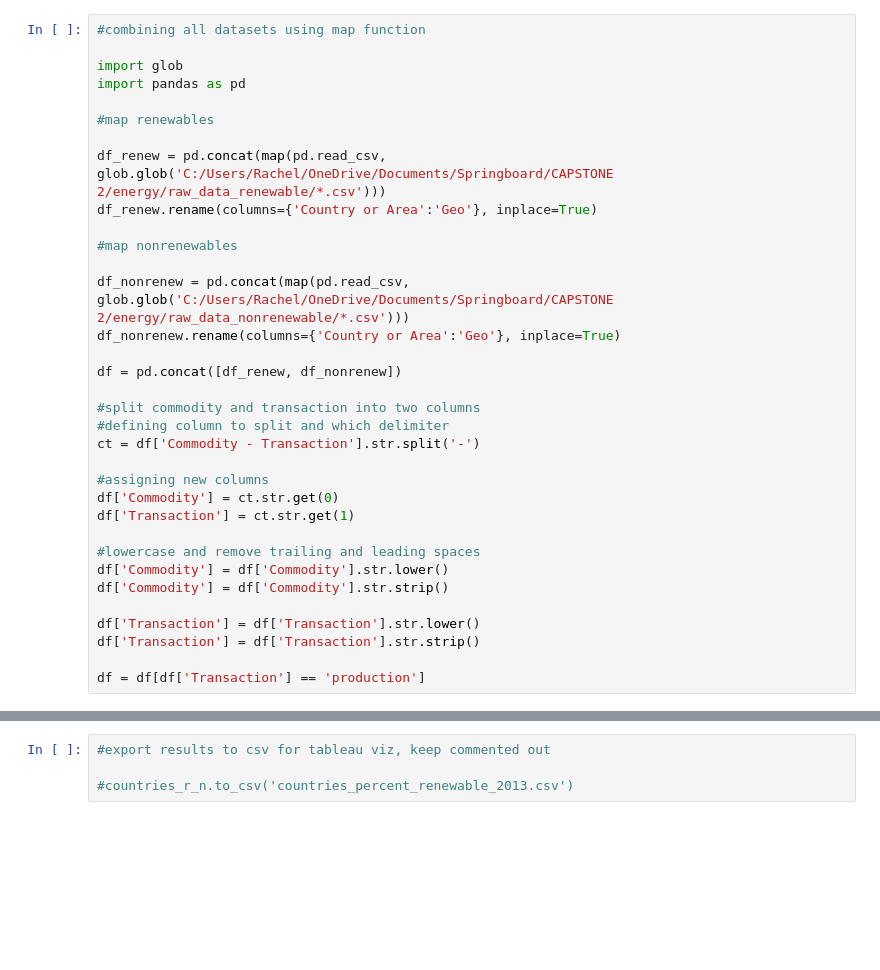
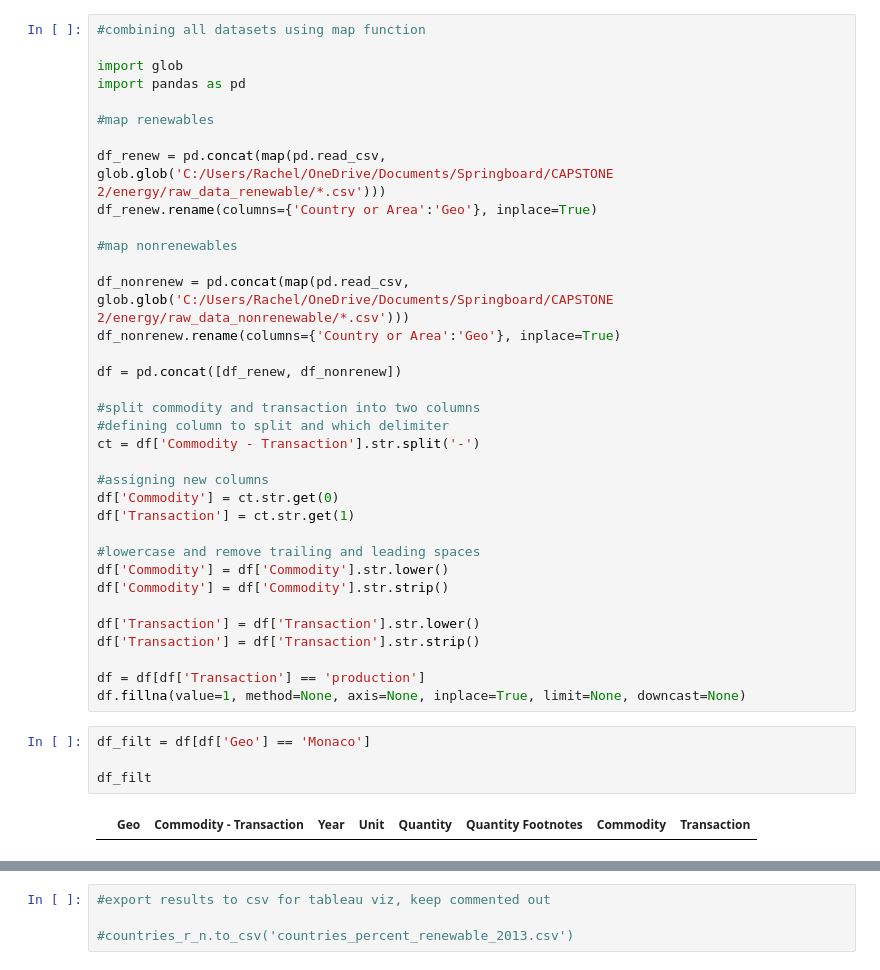
Before and after one commit to rachelmellinthurston/renewable_energy_sources, a Jupyter notebook: renewable_perc_by_country.ipynb, the cells around one changed output, grey strips where cells are left out. Saved outputs shown, nothing was run; the diff lists cells and outputs as text; blank space fills up the shorter version.

```diff
--- a/renewable_perc_by_country.ipynb
+++ b/renewable_perc_by_country.ipynb
@@ -32,6 +32,13 @@ df['Transaction'] = df['Transaction'].str.lower()
 df['Transaction'] = df['Transaction'].str.strip()
 
 df = df[df['Transaction'] == 'production']
+df.fillna(value=1, method=None, axis=None, inplace=True, limit=None, downcast=None)
+# %%
+df_filt = df[df['Geo'] == 'Monaco']
+
+df_filt
+# %% [output]
+|  | Geo | Commodity - Transaction | Year | Unit | Quantity | Quantity Footnotes | Commodity | Transaction |
 # %%
 import pandas as pd
 unit_conv = pd.read_csv('C:/Users/Rachel/OneDrive/Documents/Springboard/CAPSTONE 2/energy/renewable_energy_units_conv_2.csv')
```
Also changed, not shown: parts of 8 cells of this notebook, 4 other files.
